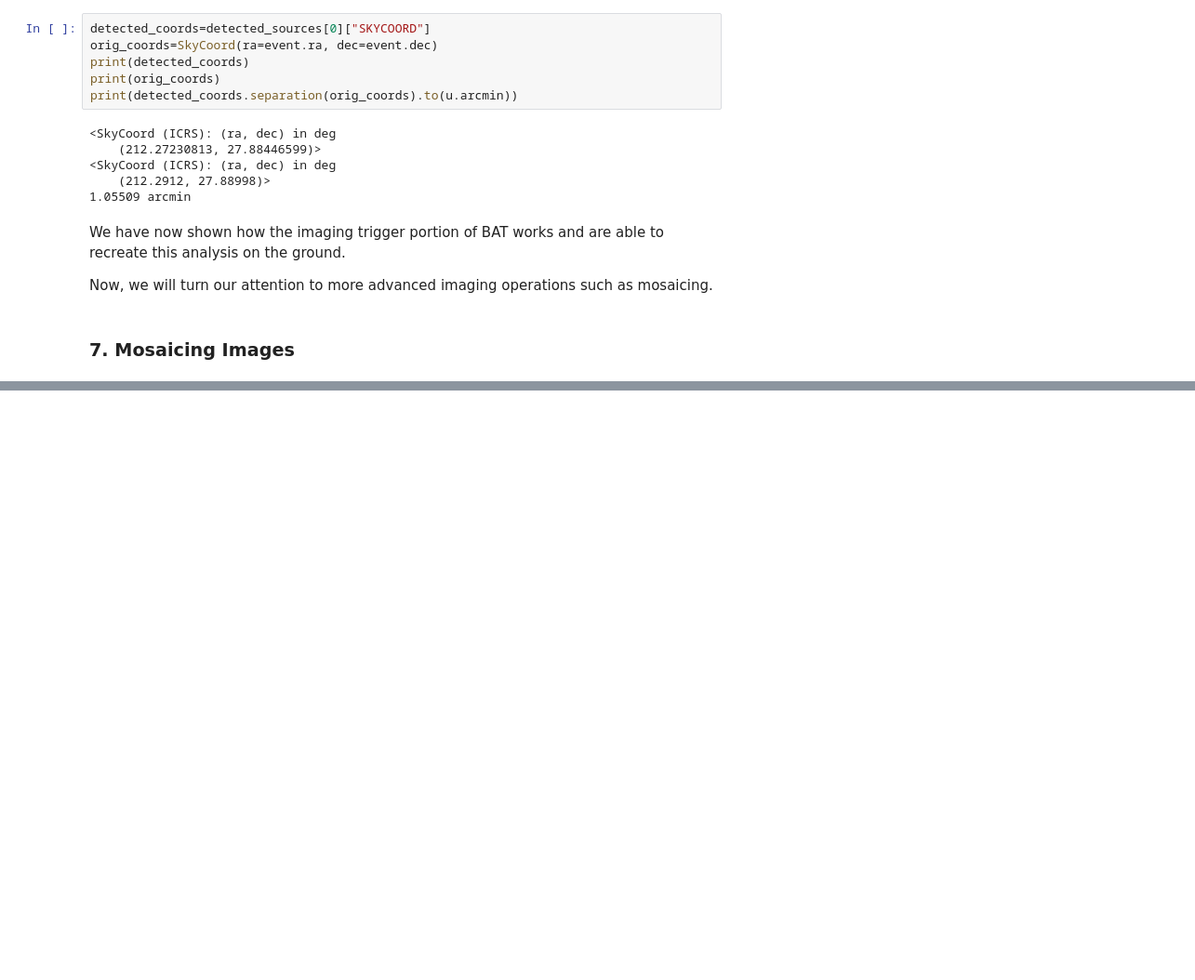
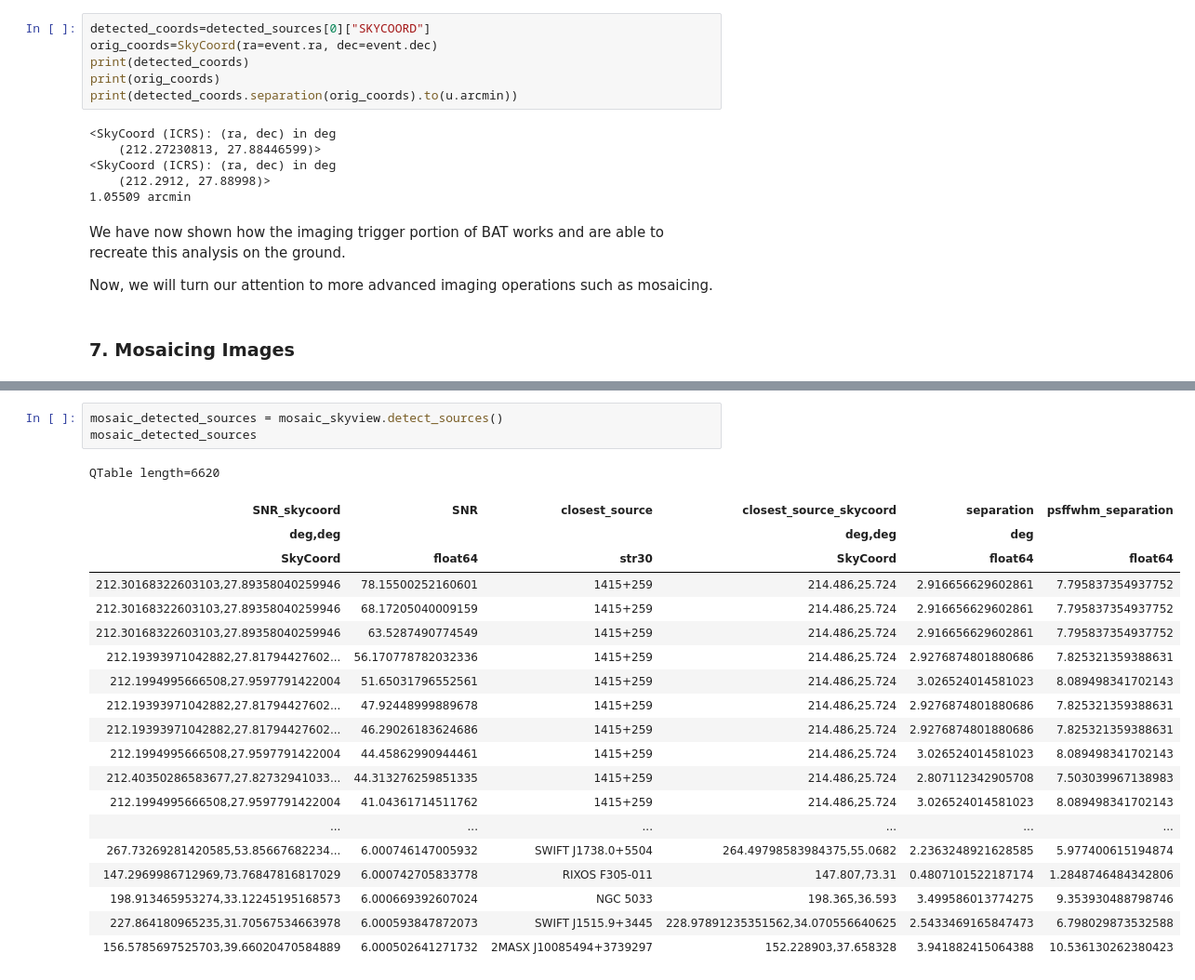
Before and after one commit to parsotat/BatAnalysis, a Jupyter notebook: notebooks/Example_TTE_imaging_data_analysis.ipynb, the cells around one changed output, grey strips where cells are left out. Shown at 93% size. Saved outputs shown, nothing was run; the diff lists cells and outputs as text; blank space fills up the shorter version.

```diff
--- a/notebooks/Example_TTE_imaging_data_analysis.ipynb
+++ b/notebooks/Example_TTE_imaging_data_analysis.ipynb
@@ -408,0 +451,24 @@ Here, we will show how we can mosaic images easily and detect sources in those i
+# %%
+mosaic_detected_sources = mosaic_skyview.detect_sources()
+mosaic_detected_sources
+# %% [output]
+QTable length=6620
+| SNR_skycoord | SNR | closest_source | closest_source_skycoord | separation | psffwhm_separation |
+| deg,deg |  |  | deg,deg | deg |  |
+| SkyCoord | float64 | str30 | SkyCoord | float64 | float64 |
+| 212.30168322603103,27.89358040259946 | 78.15500252160601 | 1415+259 | 214.486,25.724 | 2.916656629602861 | 7.795837354937752 |
+| 212.30168322603103,27.89358040259946 | 68.17205040009159 | 1415+259 | 214.486,25.724 | 2.916656629602861 | 7.795837354937752 |
+| 212.30168322603103,27.89358040259946 | 63.5287490774549 | 1415+259 | 214.486,25.724 | 2.916656629602861 | 7.795837354937752 |
+| 212.19393971042882,27.81794427602... | 56.170778782032336 | 1415+259 | 214.486,25.724 | 2.9276874801880686 | 7.825321359388631 |
+| 212.1994995666508,27.9597791422004 | 51.65031796552561 | 1415+259 | 214.486,25.724 | 3.026524014581023 | 8.089498341702143 |
+| 212.19393971042882,27.81794427602... | 47.92448999889678 | 1415+259 | 214.486,25.724 | 2.9276874801880686 | 7.825321359388631 |
+| 212.19393971042882,27.81794427602... | 46.29026183624686 | 1415+259 | 214.486,25.724 | 2.9276874801880686 | 7.825321359388631 |
+| 212.1994995666508,27.9597791422004 | 44.45862990944461 | 1415+259 | 214.486,25.724 | 3.026524014581023 | 8.089498341702143 |
+| 212.40350286583677,27.82732941033... | 44.313276259851335 | 1415+259 | 214.486,25.724 | 2.807112342905708 | 7.503039967138983 |
+| 212.1994995666508,27.9597791422004 | 41.04361714511762 | 1415+259 | 214.486,25.724 | 3.026524014581023 | 8.089498341702143 |
+| ... | ... | ... | ... | ... | ... |
+| 267.73269281420585,53.85667682234... | 6.000746147005932 | SWIFT J1738.0+5504 | 264.49798583984375,55.0682 | 2.2363248921628585 | 5.977400615194874 |
+| 147.2969986712969,73.76847816817029 | 6.000742705833778 | RIXOS F305-011 | 147.807,73.31 | 0.4807101522187174 | 1.2848746484342806 |
+| 198.913465953274,33.12245195168573 | 6.000669392607024 | NGC 5033 | 198.365,36.593 | 3.499586013774275 | 9.353930488798746 |
+| 227.864180965235,31.70567534663978 | 6.000593847872073 | SWIFT J1515.9+3445 | 228.97891235351562,34.070556640625 | 2.5433469165847473 | 6.798029873532588 |
+| 156.5785697525703,39.66020470584889 | 6.000502641271732 | 2MASX J10085494+3739297 | 152.228903,37.658328 | 3.941882415064388 | 10.536130262380423 |
```
Also changed, not shown: parts of 13 cells of this notebook.
